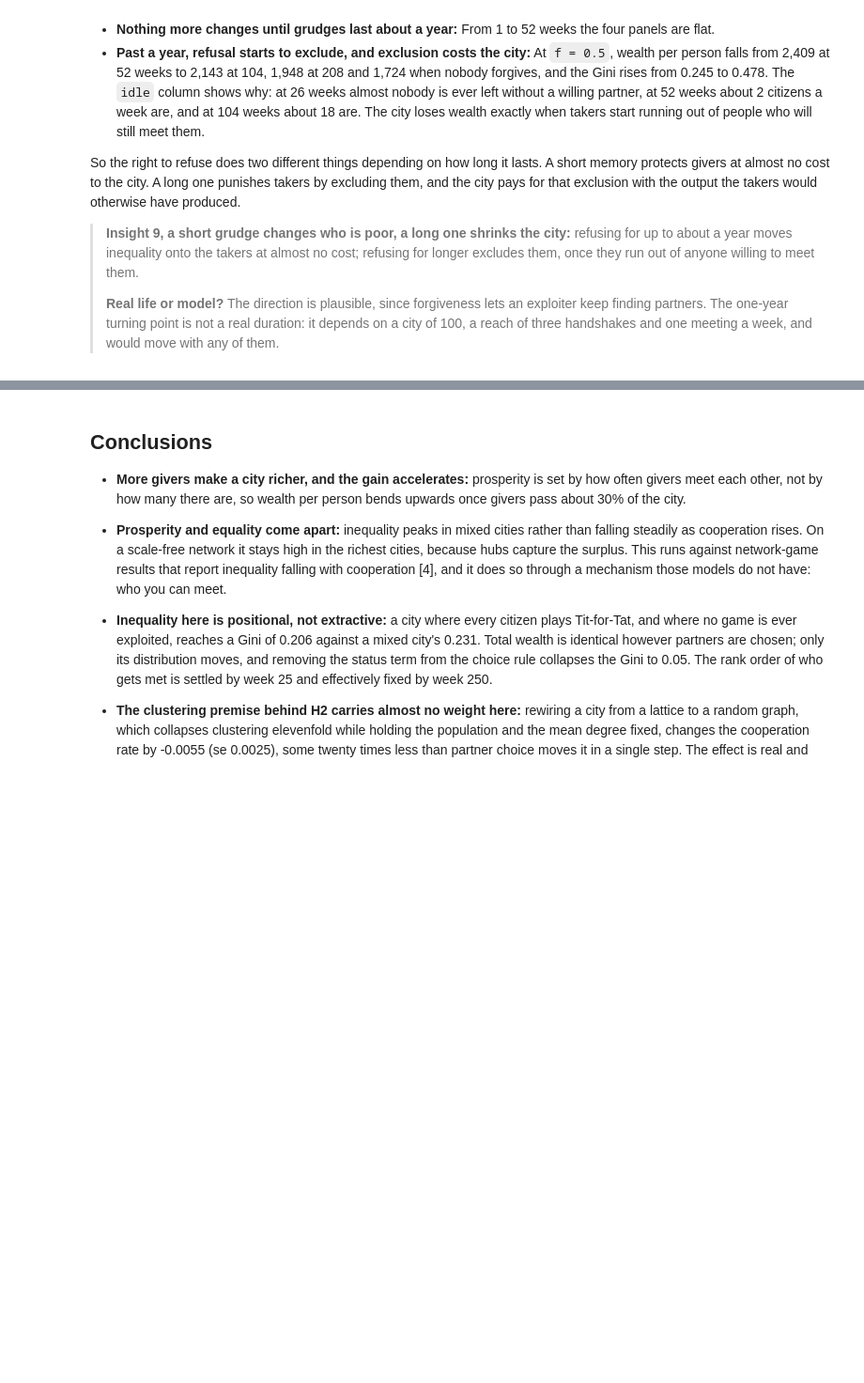
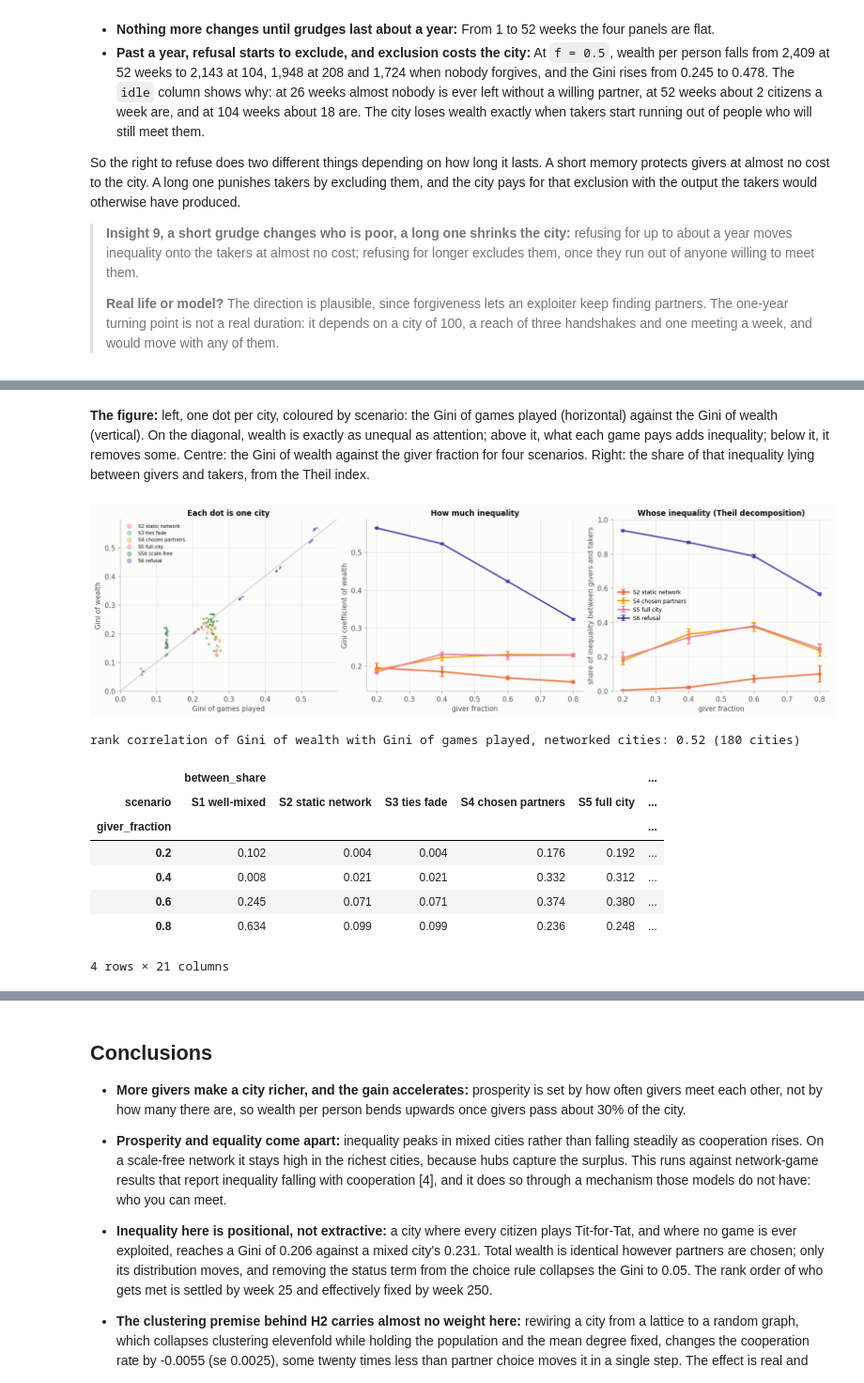
Before and after one commit to Precipicee/cits4403-project, a Jupyter notebook: notebooks/Project.ipynb, the cells around one changed output, grey strips where cells are left out. Shown at 94% size. Drawn from its saved outputs; the diff is of its cells as text; code cells hidden in the pictures; blank space fills up the shorter version.

Commit message:
added the Gini decomposition and Joss sections to the notebook

```diff
--- a/notebooks/Project.ipynb
+++ b/notebooks/Project.ipynb
@@ -1319,0 +1324,46 @@ So the right to refuse does two different things depending on how long it lasts.
+# %% [markdown]
+**The figure:** left, one dot per city, coloured by scenario: the Gini of games played (horizontal) against the Gini of wealth (vertical). On the diagonal, wealth is exactly as unequal as attention; above it, what each game pays adds inequality; below it, it removes some. Centre: the Gini of wealth against the giver fraction for four scenarios. Right: the share of that inequality lying between givers and takers, from the Theil index.
+# %%
+# With every payoff between S = 0 and T = 5, wealth is roughly (payoff per game) x (games played),
+# so the Gini of wealth should track the Gini of games played.
+networked = runs[runs["scenario"] != "S1 well-mixed"]
+mixed_runs = runs[runs["giver_fraction"].between(0.15, 0.85)].assign(
+    between_share=lambda d: d["theil_between"] / d["theil"])
+split = R.cell_means(mixed_runs, ["gini", "between_share", "gini_surplus"])
+
+fig, axes = plt.subplots(1, 3, figsize=(15, 4.2))
+for name in [s for s in SCENARIOS if s != "S1 well-mixed"]:
+    rows = networked[networked["scenario"] == name]
+    axes[0].scatter(rows["gini_games"], rows["gini"], s=6, alpha=0.35, color=colours[name], label=name)
+top = max(networked["gini"].max(), networked["gini_games"].max()) * 1.05
+axes[0].plot([0, top], [0, top], color=P.AXIS, linewidth=1)
+axes[0].set(xlabel="Gini of games played", ylabel="Gini of wealth", xlim=(0, top), ylim=(0, top),
+            title="Each dot is one city")
+axes[0].legend(fontsize=7, markerscale=2.5, loc="upper left")
+for name in ["S2 static network", "S4 chosen partners", "S5 full city", "S6 refusal"]:
+    rows = split[split["scenario"] == name]
+    for ax, metric in zip(axes[1:], ["gini", "between_share"]):
+        ax.errorbar(rows["giver_fraction"], rows[metric], yerr=rows[f"{metric}_se"], color=colours[name],
+                    marker="o", markersize=4, capsize=3, label=name)
+axes[1].set(xlabel="giver fraction", ylabel="Gini coefficient of wealth", title="How much inequality")
+axes[2].set(xlabel="giver fraction", ylabel="share of inequality between givers and takers",
+            ylim=(0, 1), title="Whose inequality (Theil decomposition)")
+axes[2].legend(fontsize=8)
+P.save(fig, "gini_decomposition")
+plt.show()
+
+print(f"rank correlation of Gini of wealth with Gini of games played, networked cities: "
+      f"{metrics.spearman(networked['gini'], networked['gini_games']):.2f} ({len(networked)} cities)")
+split.pivot_table(index="giver_fraction", columns="scenario",
+                  values=["gini", "gini_surplus", "between_share"]).round(3)
+# %% [output]
+[figure, added]
+rank correlation of Gini of wealth with Gini of games played, networked cities: 0.52 (180 cities)
+|  | between_share |  |  |  |  | ... |
+| scenario | S1 well-mixed | S2 static network | S3 ties fade | S4 chosen partners | S5 full city | ... |
+| giver_fraction |  |  |  |  |  | ... |
+| 0.2 | 0.102 | 0.004 | 0.004 | 0.176 | 0.192 | ... |
+| 0.4 | 0.008 | 0.021 | 0.021 | 0.332 | 0.312 | ... |
+| 0.6 | 0.245 | 0.071 | 0.071 | 0.374 | 0.380 | ... |
+| 0.8 | 0.634 | 0.099 | 0.099 | 0.236 | 0.248 | ... |
+4 rows × 21 columns
```
Also changed, not shown: parts of 6 cells of this notebook.
